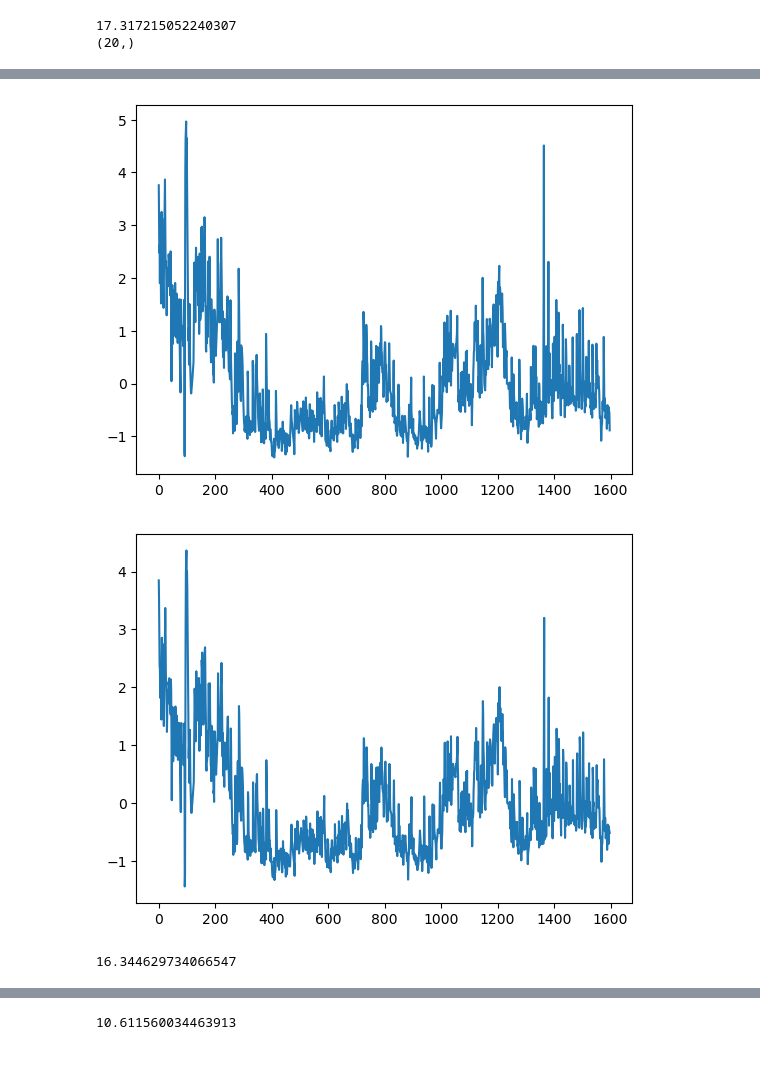
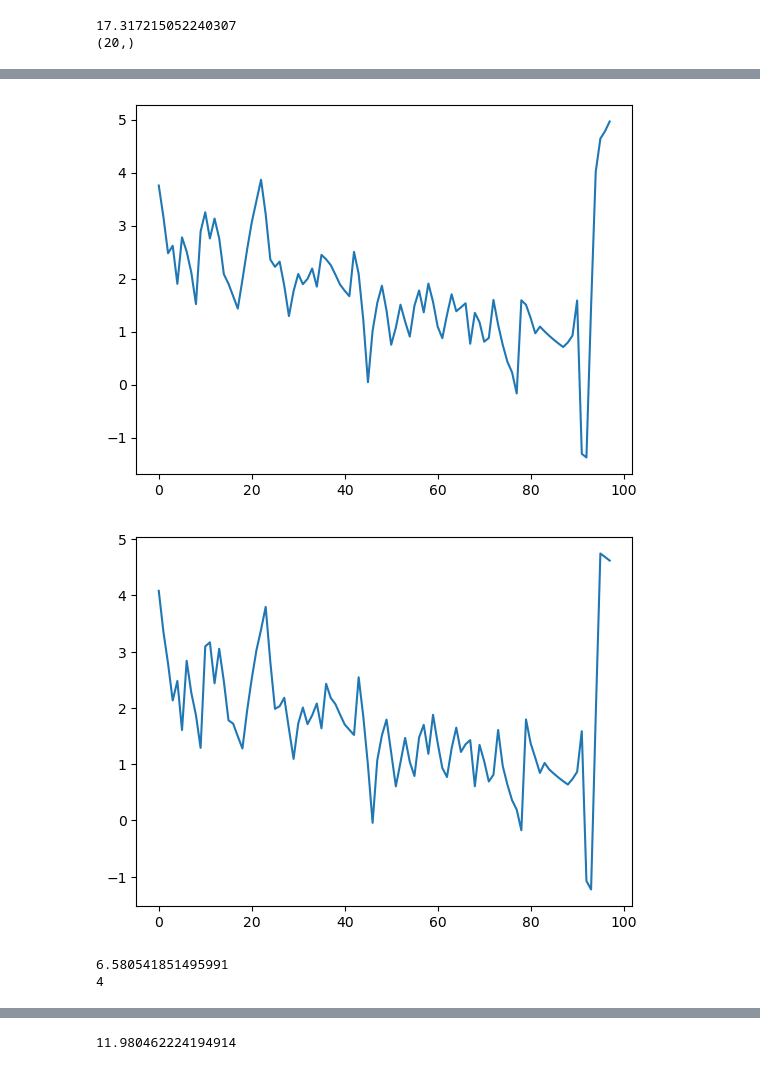
Before and after one commit to ironak/worms, a Jupyter notebook: sandy3.ipynb, the cells around one changed output, grey strips where cells are left out. Drawn from its saved outputs; the diff is of its cells as text; code cells hidden in the pictures.

```diff
--- a/sandy3.ipynb
+++ b/sandy3.ipynb
@@ -69,9 +69,12 @@ def get_relevant_mask(neuron, trace_obj, connectome=CONNECTOME):
 w_rr = 2
 w_sr = 1 # must be at most w_rr
 # %%
-def calculate_c(neuron, trace_obj, connectome=CONNECTOME):
-    W = trace_obj.traces.shape[1]
-    num_windows = W - w_rr + 1
+def calculate_c(neuron, trace_obj, window_start=0, window_width=None, connectome=CONNECTOME):
+    if window_width == None:
+        window_width = trace_obj.traces.shape[1] - window_start
+    num_windows = window_width - w_rr + 1
+
+    traces = trace_obj.traces[:,window_start : window_start + window_width]
 
     relevant_mask = get_relevant_mask(neuron, trace_obj, connectome)
     relevant_count = np.count_nonzero(relevant_mask)
@@ -79,14 +82,14 @@ def calculate_c(neuron, trace_obj, connectome=CONNECTOME):
 
     # TODO: We incur a T x relevant_count x w_rr x 1 x w_sr (about 2000x) blowup here - there is a LOT of redundancy that might be used to bring this down.
     # relevant_count x w_rr x 1 x w_sr (about 2000) is the number of entries in C
-    relevant_sliding_window = np.squeeze(sliding_window_view(trace_obj.traces[relevant_mask,:], (relevant_count, w_rr), writeable=False), axis=0)
-    self_sliding_window = np.squeeze(sliding_window_view(trace_obj.traces[self_index:self_index+1,w_rr-w_sr:], (1, w_sr), writeable=False), axis=0)
+    relevant_sliding_window = np.squeeze(sliding_window_view(traces[relevant_mask,:], (relevant_count, w_rr), writeable=False), axis=0)
+    self_sliding_window = np.squeeze(sliding_window_view(traces[self_index:self_index+1,w_rr-w_sr:], (1, w_sr), writeable=False), axis=0)
     self_sliding_window = np.concatenate((np.ones((num_windows, 1, 1)), self_sliding_window), axis=2)
     A = contract("tij,tkl->tijkl", relevant_sliding_window, self_sliding_window).reshape(num_windows, relevant_count * w_rr * (w_sr + 1))
     A = A[:-1,:] # can't predict outside of observation window
 
     # Looking to minimize Ac - traces[neuron]
-    observation = trace_obj.traces[self_index][w_rr:]
+    observation = traces[self_index][w_rr:]
     c = np.linalg.inv(A.T @ A) @ A.T @ observation
 
     plt.plot(np.arange(num_windows-1), observation)
@@ -115,7 +118,10 @@ print(calculate_c('SAADR', trace_obj).shape)
 17.317215052240307
 (20,)
 # %%
-def live_simulation(c, neuron, trace_obj, connectome=CONNECTOME):
+def live_simulation(c, neuron, trace_obj, start=w_rr, runtime=None, connectome=CONNECTOME):
+    if runtime == None:
+        runtime = trace_obj.traces.shape[1] - start
+
     predicted_trace = []
     relevant_mask = get_relevant_mask(neuron, trace_obj, connectome)
     relevant_count = np.count_nonzero(relevant_mask)
@@ -123,8 +129,6 @@ def live_simulation(c, neuron, trace_obj, connectome=CONNECTOME):
 
     C = c.reshape((relevant_count,w_rr,1,w_sr+1))
 
-    start = 100
-    runtime = 1000
     for t in range(start,start+runtime):
         relevant_history = trace_obj.traces[relevant_mask,t-w_rr:t]
         self_history = trace_obj.traces[self_index:self_index+1,t-w_sr:t]
@@ -154,8 +158,10 @@ live_simulation(c, 'N1', trace_obj, fake_connectome)
 # %%
 trace_obj = TraceObject('datasets/wormwideweb/2022-08-02-01.json')
-c = calculate_c('M5', trace_obj)
-live_simulation(c, 'M5', trace_obj)
+c = calculate_c('M5', trace_obj, 0, 100)
+print(len(c))
+live_simulation(c, 'M5', trace_obj, 1000)
 # %% [output]
-[figure, old version]
+[figure, new version]
-[figure, old version]
+[figure, new version]
-16.344629734066547
+6.580541851495991
+4
@@ -164 +170 @@ live_simulation(c, 'M5', trace_obj)
-10.611560034463913
+11.980462224194914
```
Also changed, not shown: parts of 3 cells of this notebook.
